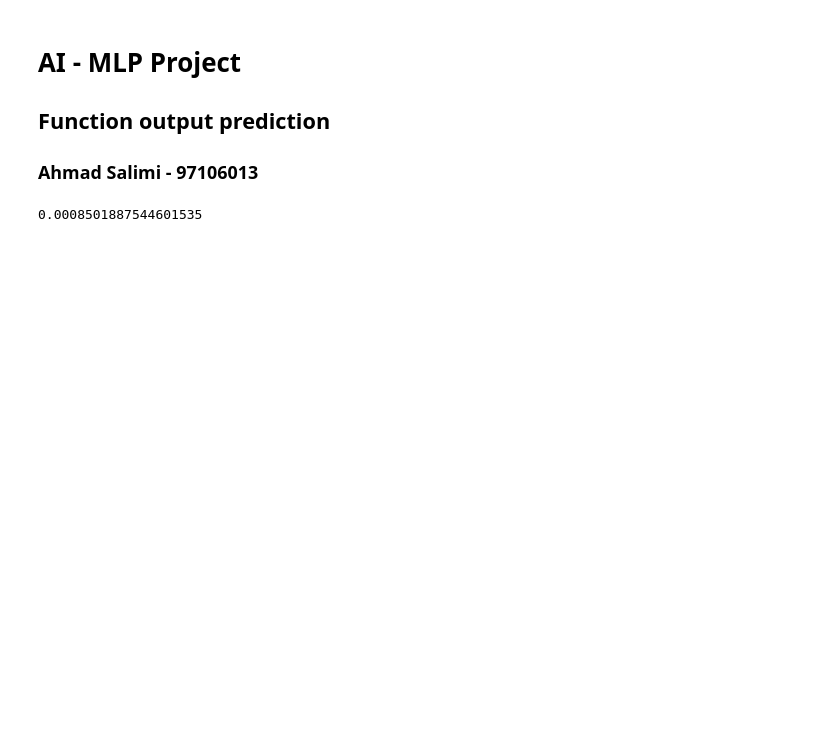
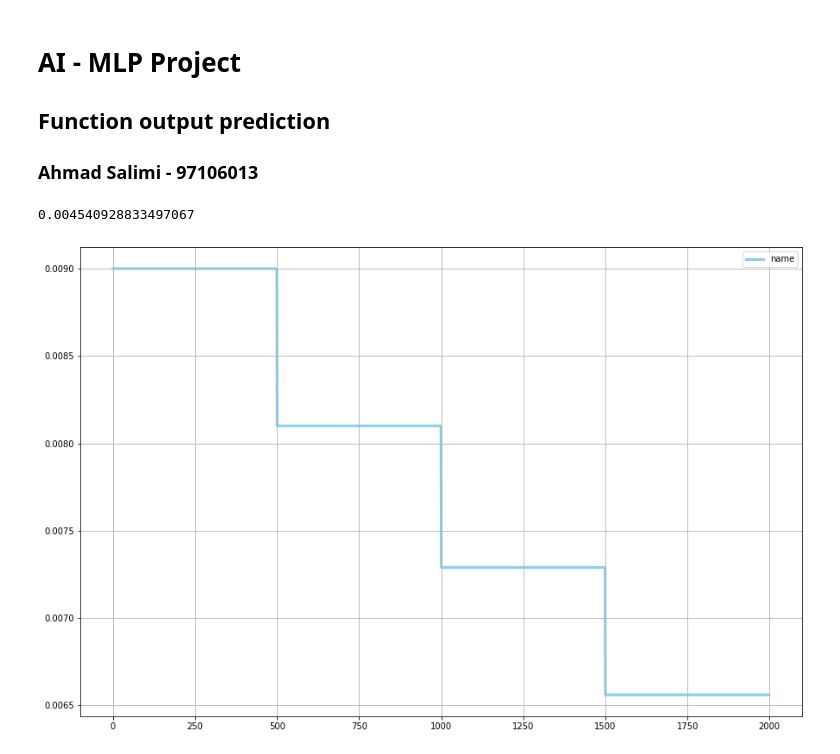
Before and after one commit to ahmadsalimi/AiProjects, a Jupyter notebook: 4. MlpNeuralNetworks/FunctionPrediction.ipynb, the cells around one changed output. Cells and saved outputs as stored; diff of their text form; code cells hidden in the pictures; blank space fills up the shorter version.

```diff
--- a/4. MlpNeuralNetworks/FunctionPrediction.ipynb
+++ b/4. MlpNeuralNetworks/FunctionPrediction.ipynb
@@ -57,4 +84,0 @@ history = learner.learn()
-# %%
-history.history['loss'][-1]
-# %% [output]
-0.0008501887544601535
@@ -60,0 +87,8 @@ history.history['loss'][-1]
+# %%
+learner.loss_history.data['loss'][-1]
+# %% [output]
+0.004540928833497067
+# %%
+learner.plot_history('lr')
+# %% [output]
+[figure, added]
```
Also changed, not shown: parts of 13 cells of this notebook.
